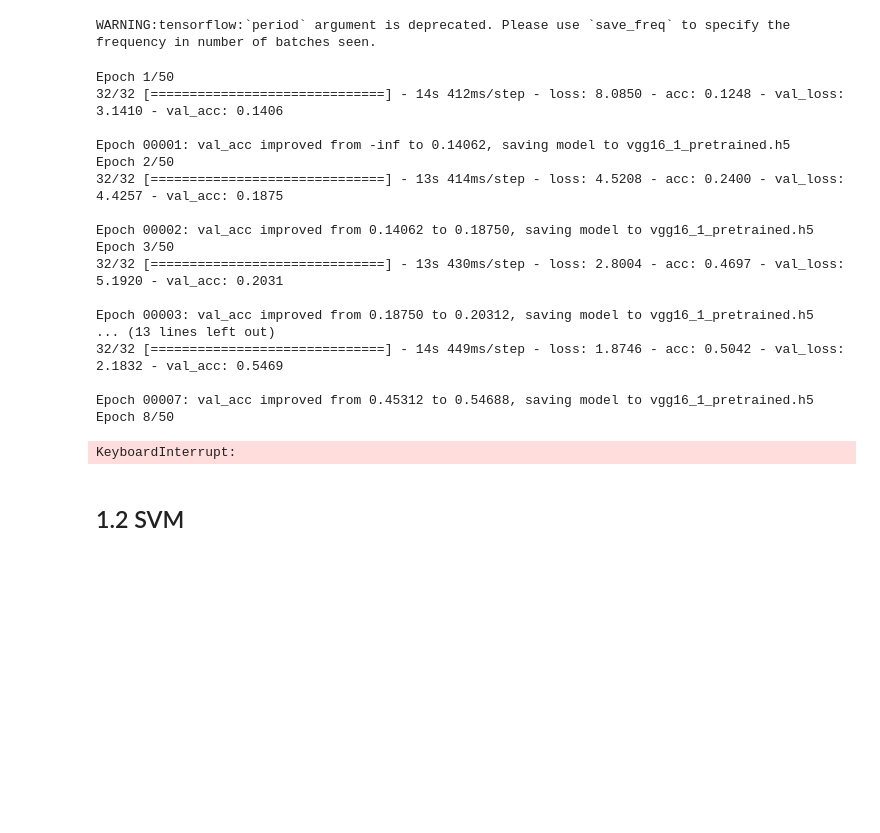
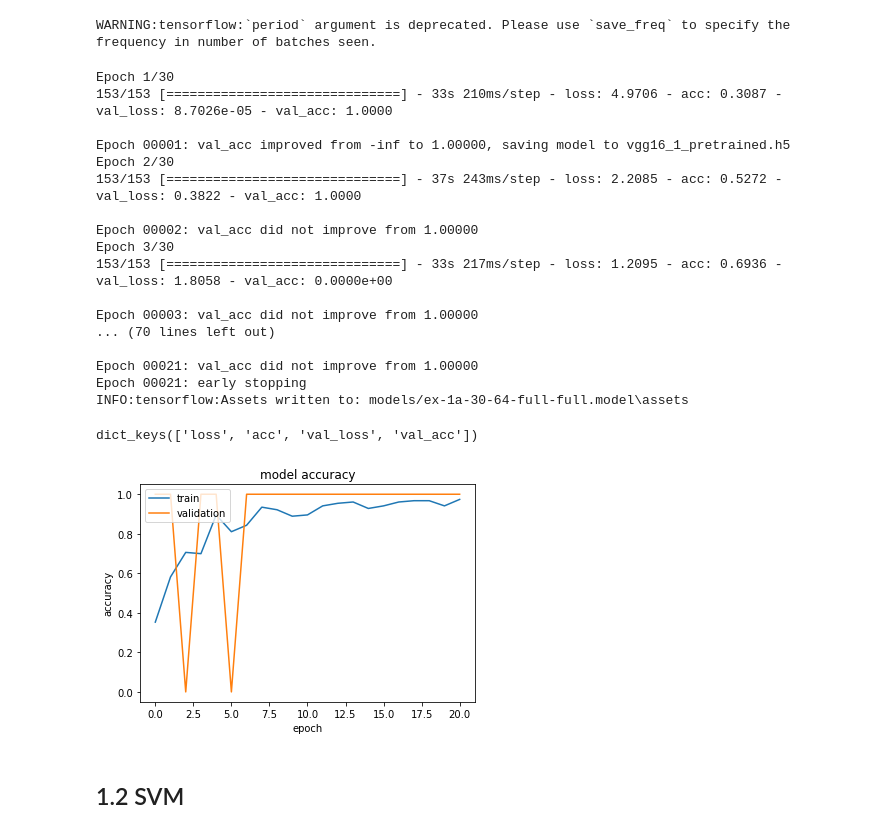
Before and after one commit to wojtasRobert/SNR-20Z-project, a Jupyter notebook: src/pretrained.ipynb, the cells around one changed output. Drawn from its saved outputs; the diff is of its cells as text; code cells hidden in the pictures; blank space fills up the shorter version.

```diff
--- a/src/pretrained.ipynb
+++ b/src/pretrained.ipynb
@@ -26,0 +27,3 @@ Found 11531 images belonging to 12 classes.
+# %%
+vdata_gen = ImageDataGenerator(rescale=1./255)
+valdata = vdata_gen.flow_from_directory(directory="../data/LessClasses/Validation",target_size=(224,224), batch_size=1,color_mode="rgb", classes=classes,class_mode="categorical", shuffle=False)
@@ -127,8 +118,11 @@ model_pretrained.compile(optimizer='rmsprop', ##adam?
               loss='categorical_crossentropy',
               metrics=['acc'])
 # %%
-EPOCHS = 50
+EPOCHS = 30
 BATCH_SIZE = 64
-STEPS_PER_EPOCH = 32
+STEPS_PER_EPOCH = 64
 VALIDATION_STEPS = 64
-MODEL_FILE = 'models/vgg16-pretrained-rmsprop.model'
+# %%
+file_string = 'ex-1a-30-64-full-full'
+MODEL_FILE = 'models/'+ file_string +'.model' # numbers correspond to above values
+print(MODEL_FILE)
@@ -164,44 +160,46 @@ WARNING:tensorflow:`period` argument is deprecated. Please use `save_freq` to sp
 history_pretrained = model_pretrained.fit(
     traindata,
     epochs=EPOCHS,
-    steps_per_epoch=STEPS_PER_EPOCH,
-    validation_data=testdata,
-    validation_steps=VALIDATION_STEPS,
+    steps_per_epoch=len(traindata)/BATCH_SIZE,
+    validation_steps=len(valdata)/BATCH_SIZE,
+    validation_data=valdata,
     shuffle=True,
     callbacks=[checkpoint, early_stopper]
 )
 
 
-model.save(MODEL_FILE)
+model_pretrained.save(MODEL_FILE)
 # %% [output]
-Epoch 1/50
-32/32 [==============================] - 14s 412ms/step - loss: 8.0850 - acc: 0.1248 - val_loss: 3.1410 - val_acc: 0.1406
+Epoch 1/30
+153/153 [==============================] - 33s 210ms/step - loss: 4.9706 - acc: 0.3087 - val_loss: 8.7026e-05 - val_acc: 1.0000
 
-Epoch 00001: val_acc improved from -inf to 0.14062, saving model to vgg16_1_pretrained.h5
-Epoch 2/50
-32/32 [==============================] - 13s 414ms/step - loss: 4.5208 - acc: 0.2400 - val_loss: 4.4257 - val_acc: 0.1875
+Epoch 00001: val_acc improved from -inf to 1.00000, saving model to vgg16_1_pretrained.h5
+Epoch 2/30
+153/153 [==============================] - 37s 243ms/step - loss: 2.2085 - acc: 0.5272 - val_loss: 0.3822 - val_acc: 1.0000
 
-Epoch 00002: val_acc improved from 0.14062 to 0.18750, saving model to vgg16_1_pretrained.h5
-Epoch 3/50
-32/32 [==============================] - 13s 430ms/step - loss: 2.8004 - acc: 0.4697 - val_loss: 5.1920 - val_acc: 0.2031
+Epoch 00002: val_acc did not improve from 1.00000
+Epoch 3/30
+153/153 [==============================] - 33s 217ms/step - loss: 1.2095 - acc: 0.6936 - val_loss: 1.8058 - val_acc: 0.0000e+00
 
-Epoch 00003: val_acc improved from 0.18750 to 0.20312, saving model to vgg16_1_pretrained.h5
-... (13 lines left out)
-32/32 [==============================] - 14s 449ms/step - loss: 1.8746 - acc: 0.5042 - val_loss: 2.1832 - val_acc: 0.5469
+Epoch 00003: val_acc did not improve from 1.00000
+... (70 lines left out)
 
-Epoch 00007: val_acc improved from 0.45312 to 0.54688, saving model to vgg16_1_pretrained.h5
-Epoch 8/50
+Epoch 00021: val_acc did not improve from 1.00000
+Epoch 00021: early stopping
+INFO:tensorflow:Assets written to: models/ex-1a-30-64-full-full.model\assets
-KeyboardInterrupt:
 # %%
-print(history.history.keys())
+print(history_pretrained.history.keys())
 plt.plot(history_pretrained.history['acc'])
 plt.plot(history_pretrained.history['val_acc'])
 plt.title('model accuracy')
 plt.ylabel('accuracy')
 plt.xlabel('epoch')
-plt.legend(['train', 'test'], loc='upper left')
-plt.savefig('acc_training_process.png')
+plt.legend(['train', 'validation'], loc='upper left')
+plt.savefig('./plots/'+file_string + '_acc_training_process.png')
 plt.show()
+# %% [output]
+dict_keys(['loss', 'acc', 'val_loss', 'val_acc'])
+[figure, added]
 # %% [markdown]
 ## 1.2 SVM
 # %%
```
Also changed, not shown: parts of 8 cells of this notebook, 1 other file.
